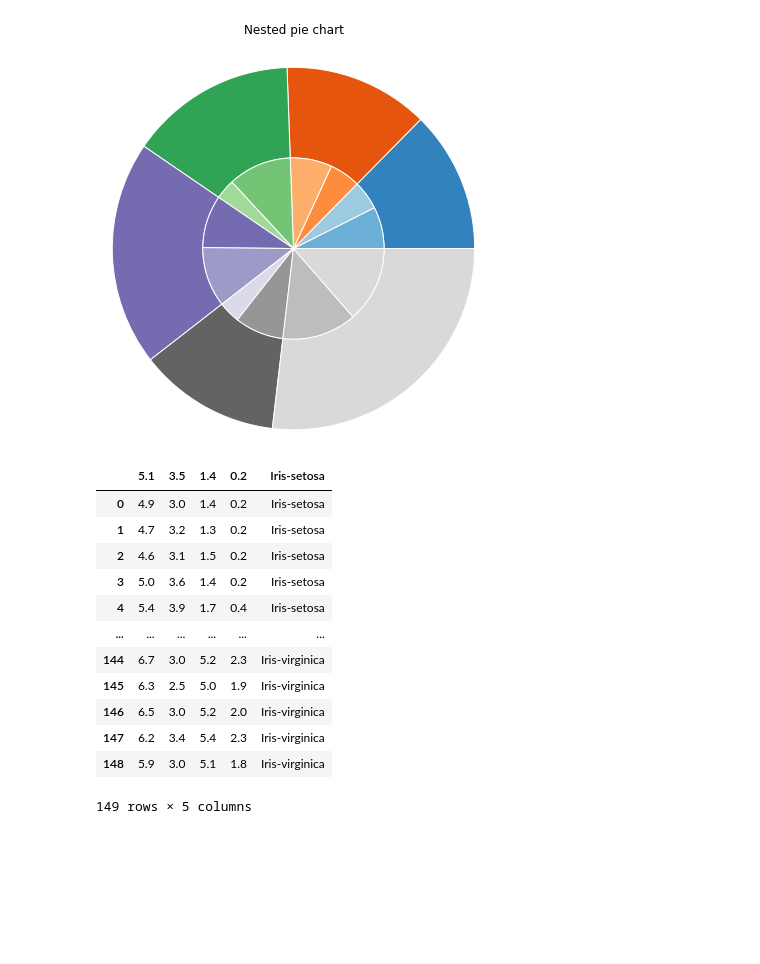
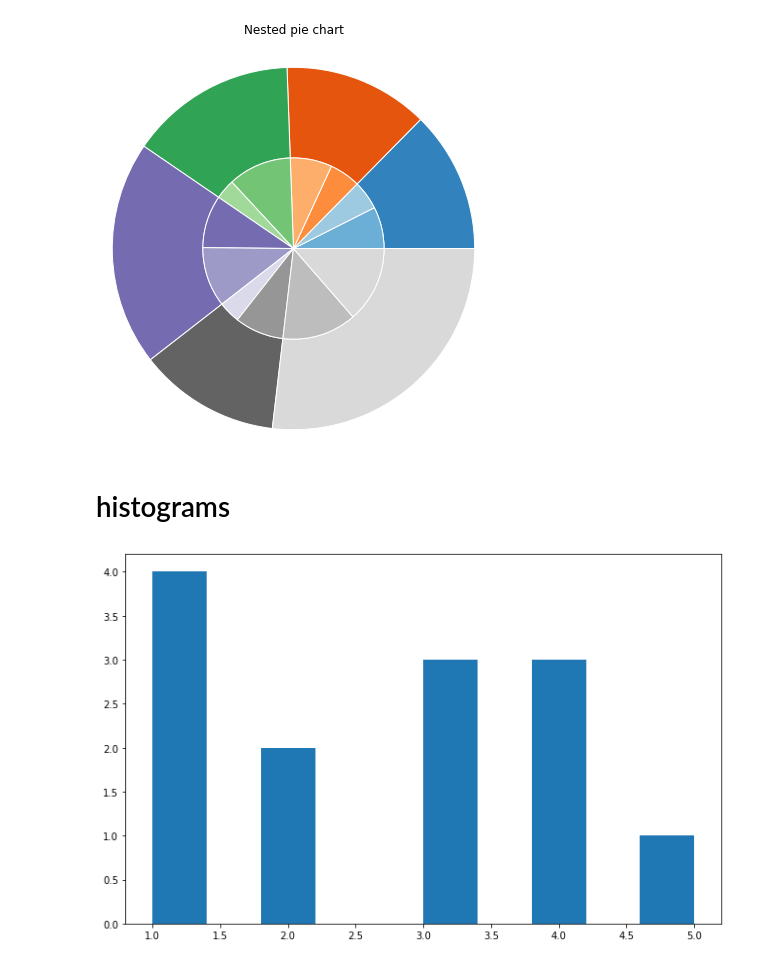
Before and after one commit to bhaskar2840/data_science, a Jupyter notebook: matplotlib.ipynb, the cells around one changed output. Cells and saved outputs as stored; diff of their text form; code cells hidden in the pictures; blank space fills up the shorter version.

```diff
--- a/matplotlib.ipynb
+++ b/matplotlib.ipynb
@@ -241,22 +226,14 @@ ax.set_axis_off()
 plt.show()
 # %% [output]
 [figure]
-# %%
-import pandas as pd
-
-iris=pd.read_csv("https://archive.ics.uci.edu/ml/machine-learning-databases/iris/iris.data")
-iris
-# %% [output]
-|  | 5.1 | 3.5 | 1.4 | 0.2 | Iris-setosa |
-| 0 | 4.9 | 3.0 | 1.4 | 0.2 | Iris-setosa |
-| 1 | 4.7 | 3.2 | 1.3 | 0.2 | Iris-setosa |
-| 2 | 4.6 | 3.1 | 1.5 | 0.2 | Iris-setosa |
-| 3 | 5.0 | 3.6 | 1.4 | 0.2 | Iris-setosa |
-| 4 | 5.4 | 3.9 | 1.7 | 0.4 | Iris-setosa |
-| ... | ... | ... | ... | ... | ... |
-| 144 | 6.7 | 3.0 | 5.2 | 2.3 | Iris-virginica |
-| 145 | 6.3 | 2.5 | 5.0 | 1.9 | Iris-virginica |
-| 146 | 6.5 | 3.0 | 5.2 | 2.0 | Iris-virginica |
-| 147 | 6.2 | 3.4 | 5.4 | 2.3 | Iris-virginica |
-| 148 | 5.9 | 3.0 | 5.1 | 1.8 | Iris-virginica |
-149 rows × 5 columns
+# %% [markdown]
+# histograms
+# %%
+a=[1,1,2,3,4,2,4,3,5,1,1,4,3]
+fig = plt.subplots(figsize =(11, 7))
+plt.hist(a) # this shows us the frequency of nos.
+
+
+plt.show()
+# %% [output]
+[figure, added]
```
Also changed, not shown: parts of 15 cells of this notebook.
